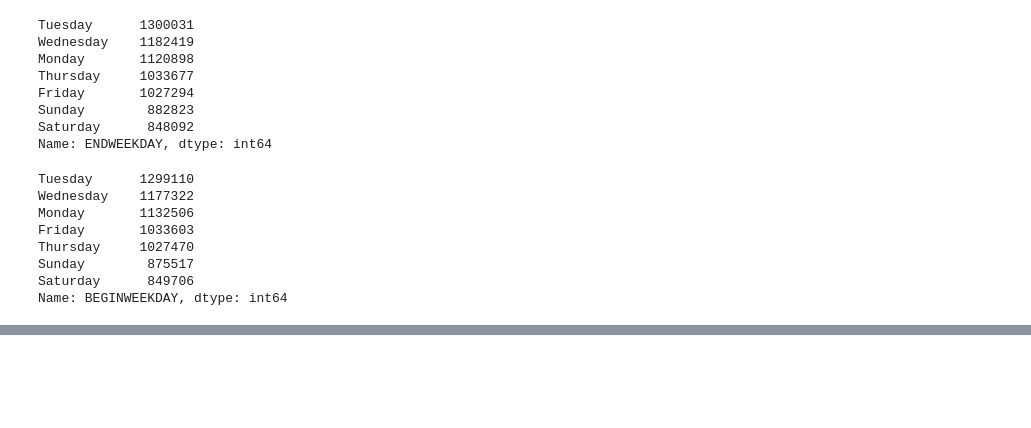
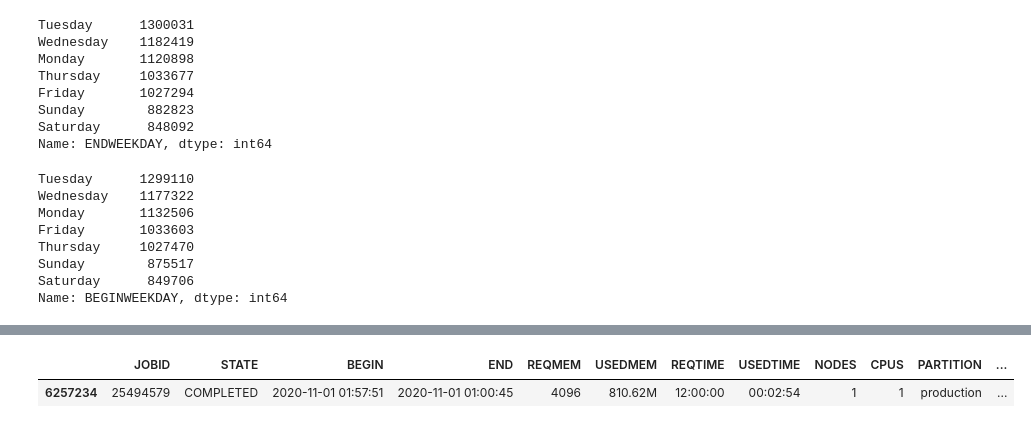
Before and after one commit to nedatahe/accre-candy-corn, a Jupyter notebook: notebooks/accre_exploration_cm_4.ipynb, the cells around one changed output, grey strips where cells are left out. Saved outputs shown, nothing was run; the diff lists cells and outputs as text; code cells hidden in the pictures; blank space fills up the shorter version.

```diff
--- a/notebooks/accre_exploration_cm_4.ipynb
+++ b/notebooks/accre_exploration_cm_4.ipynb
@@ -283,0 +352,5 @@ Name: BEGINWEEKDAY, dtype: int64
+# %%
+jobs[jobs['JOBLENGTH'] == jobs['JOBLENGTH'].min()]
+# %% [output]
+|  | JOBID | STATE | BEGIN | END | REQMEM | USEDMEM | REQTIME | USEDTIME | NODES | CPUS | PARTITION | ... |
+| 6257234 | 25494579 | COMPLETED | 2020-11-01 01:57:51 | 2020-11-01 01:00:45 | 4096 | 810.62M | 12:00:00 | 00:02:54 | 1 | 1 | production | ... |
```
Also changed, not shown: parts of 39 cells of this notebook.
